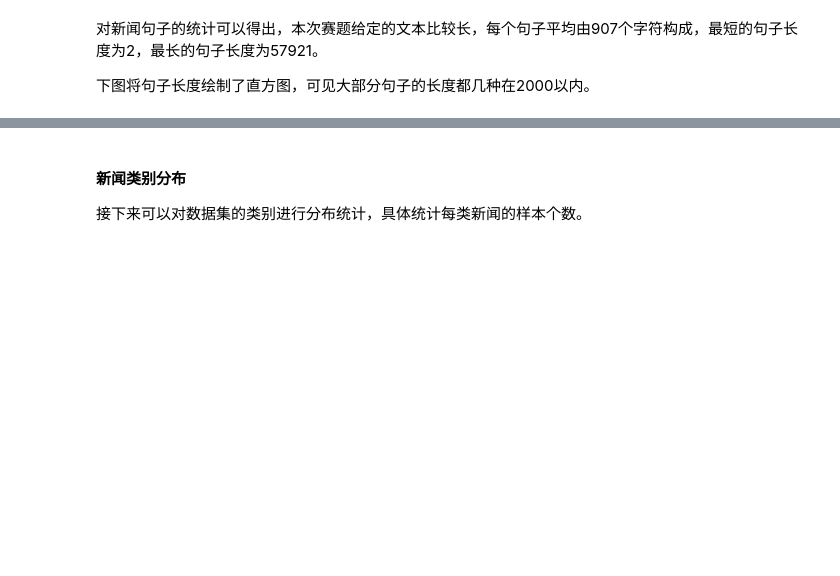
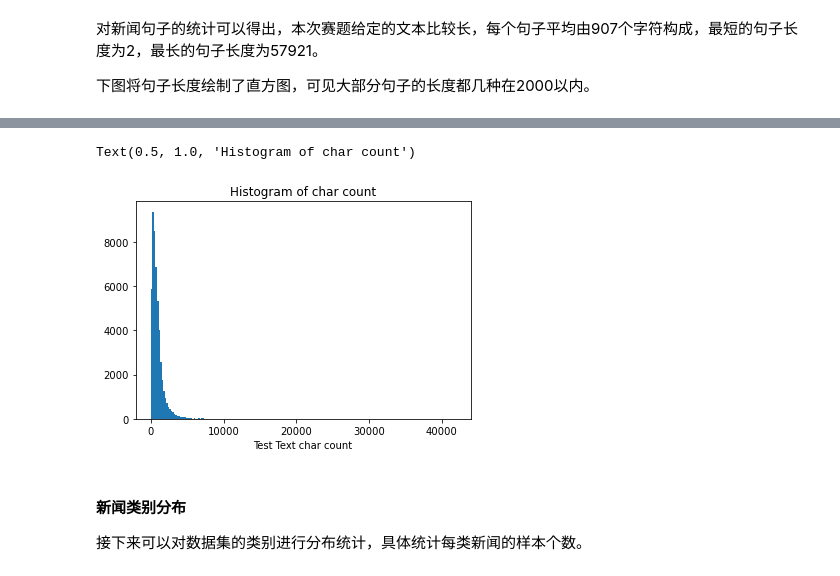
Before and after one commit to elsieyin/TC_NLP, a Jupyter notebook: Task2 数据读取与数据分析.ipynb, the cells around one changed output, grey strips where cells are left out. Drawn from its saved outputs; the diff is of its cells as text; code cells hidden in the pictures; blank space fills up the shorter version.

```diff
--- a/Task2 数据读取与数据分析.ipynb
+++ b/Task2 数据读取与数据分析.ipynb
@@ -19,3 +19,5 @@ train_df = pd.read_csv('./data/train_set.csv', sep='\t', nrows=100)
+# %%
+test_df = pd.read_csv('./data/test_a.csv', sep='\t')
 # %% [markdown]
 这里的`read_csv`由三部分构成：
 
@@ -69 +91,4 @@ max      7125.000000
 Name: text_len, dtype: float64
+# %%
+test_df['text_len'] = test_df['text'].apply(lambda x: len(x.split(' ')))
+print(test_df['text_len'].describe())
@@ -81,3 +116,10 @@ Text(0.5, 1.0, 'Histogram of char count')
+# %%
+_ = plt.hist(test_df['text_len'], bins=200)
+plt.xlabel('Test Text char count')
+plt.title("Histogram of char count")
+# %% [output]
+Text(0.5, 1.0, 'Histogram of char count')
+[figure, added]
 # %% [markdown]
 #### **新闻类别分布**
 
```
Also changed, not shown: parts of 17 cells of this notebook, 1 other file.
